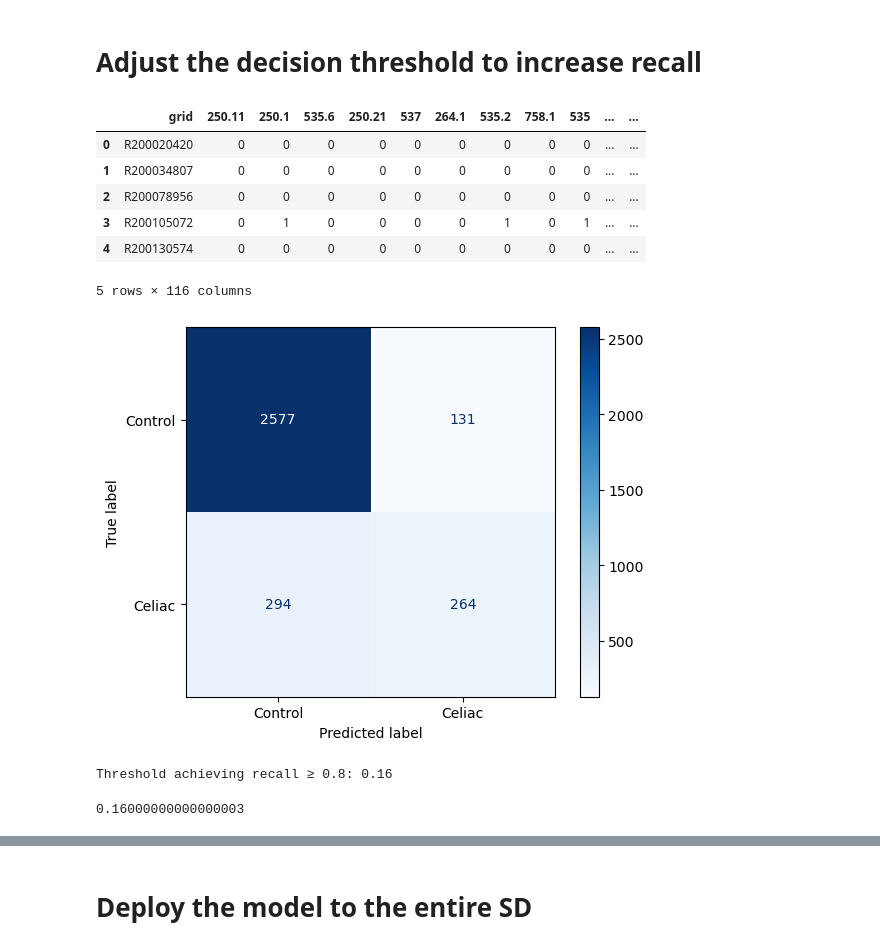
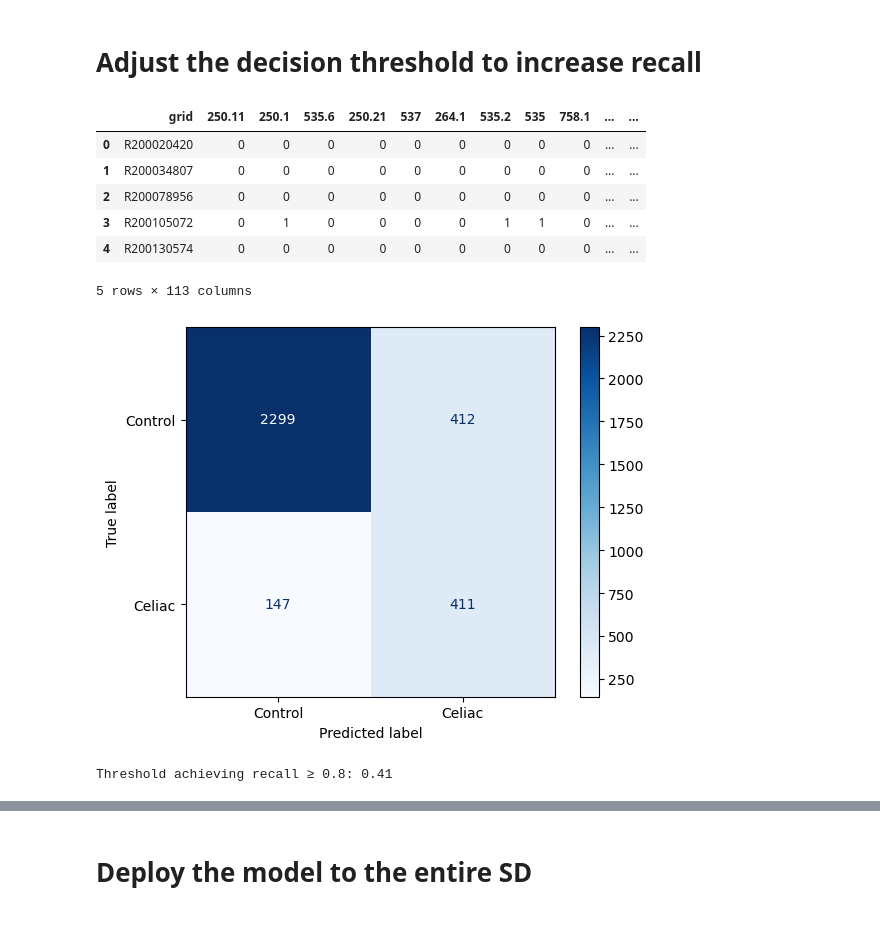
Before and after one commit to dayibian/PheMINE, a Jupyter notebook: notebooks/celiac.ipynb, the cells around one changed output, grey strips where cells are left out. Saved outputs shown, nothing was run; the diff lists cells and outputs as text; code cells hidden in the pictures.

```diff
--- a/notebooks/celiac.ipynb
+++ b/notebooks/celiac.ipynb
@@ -160,12 +161,12 @@ from sklearn.metrics import recall_score, confusion_matrix
 # %%
-data = pd.read_csv('../results/celiac_1114/screening_data_for_ML.csv')
+data = pd.read_csv('../results/celiac_XG/screening_data_for_ML.csv')
 data.head()
 # %% [output]
-|  | grid | 250.11 | 250.1 | 535.6 | 250.21 | 537 | 264.1 | 535.2 | 758.1 | 535 | ... | ... |
+|  | grid | 250.11 | 250.1 | 535.6 | 250.21 | 537 | 264.1 | 535.2 | 535 | 758.1 | ... | ... |
 | 0 | R200020420 | 0 | 0 | 0 | 0 | 0 | 0 | 0 | 0 | 0 | ... | ... |
 | 1 | R200034807 | 0 | 0 | 0 | 0 | 0 | 0 | 0 | 0 | 0 | ... | ... |
 | 2 | R200078956 | 0 | 0 | 0 | 0 | 0 | 0 | 0 | 0 | 0 | ... | ... |
-| 3 | R200105072 | 0 | 1 | 0 | 0 | 0 | 0 | 1 | 0 | 1 | ... | ... |
+| 3 | R200105072 | 0 | 1 | 0 | 0 | 0 | 0 | 1 | 1 | 0 | ... | ... |
 | 4 | R200130574 | 0 | 0 | 0 | 0 | 0 | 0 | 0 | 0 | 0 | ... | ... |
-5 rows × 116 columns
+5 rows × 113 columns
 # %%
@@ -176,16 +192,16 @@ rf_model = joblib.load('../results/celiac_1114/PheML_RF_screening.model')
 # %%
 class_names = ['Control', 'Celiac']
 disp = ConfusionMatrixDisplay.from_estimator(
-        rf_model,
+        XG_model,
         X_test,
         y_test,
         display_labels=class_names,
         cmap=plt.cm.Blues,
     )
 # %% [output]
-[figure, old version]
+[figure, new version]
 # %%
-y_prob = rf_model.predict_proba(X_test)[:, 1]
+y_prob = XG_model.predict_proba(X_test)[:, 1]
 
 target_recall = 0.8
 for t in np.linspace(1, 0, 101):
@@ -194,11 +210,7 @@ for t in np.linspace(1, 0, 101):
         print(f"Threshold achieving recall ≥ {target_recall}: {t:.2f}")
         break
 # %% [output]
-Threshold achieving recall ≥ 0.8: 0.16
+Threshold achieving recall ≥ 0.8: 0.41
-# %%
-t
-# %% [output]
-0.16000000000000003
 # %%
 def plot_confusion_with_threshold(model, X, y, threshold=0.5):
     y_prob = model.predict_proba(X)[:, 1]
```
Also changed, not shown: parts of 7 cells of this notebook, 5 other files.
